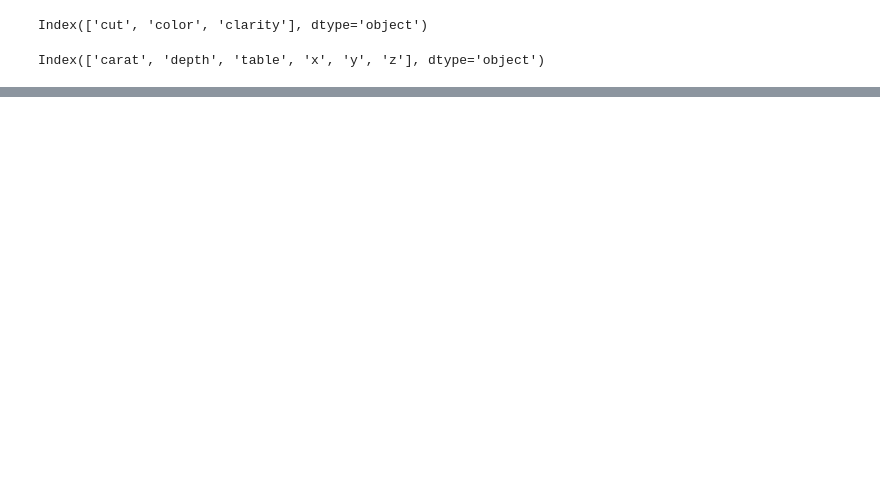
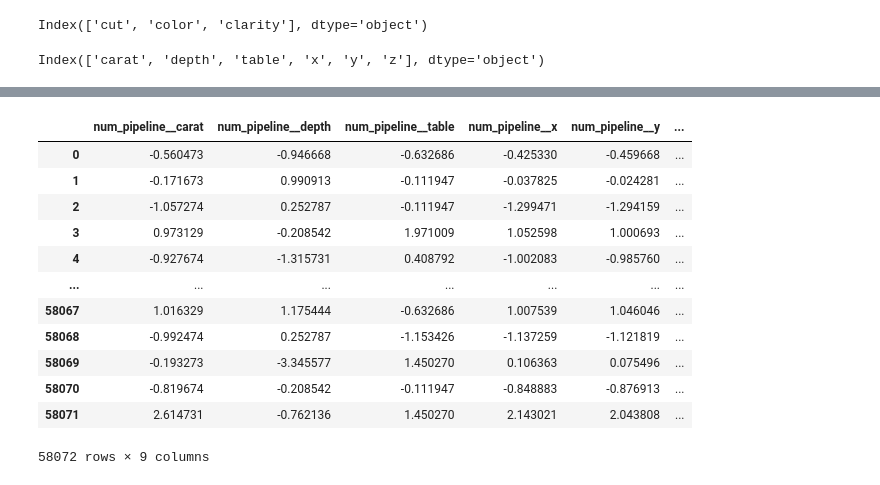
Before and after one commit to Shubhambg611/Diamond-price-prediction, a Jupyter notebook: notebooks/model_training.ipynb, the cells around one changed output, grey strips where cells are left out. Saved outputs shown, nothing was run; the diff lists cells and outputs as text; code cells hidden in the pictures; blank space fills up the shorter version.

```diff
--- a/notebooks/model_training.ipynb
+++ b/notebooks/model_training.ipynb
@@ -130,0 +209,16 @@ from sklearn.compose import ColumnTransformer
+# %%
+x_test
+# %% [output]
+|  | num_pipeline__carat | num_pipeline__depth | num_pipeline__table | num_pipeline__x | num_pipeline__y | ... |
+| 0 | -0.560473 | -0.946668 | -0.632686 | -0.425330 | -0.459668 | ... |
+| 1 | -0.171673 | 0.990913 | -0.111947 | -0.037825 | -0.024281 | ... |
+| 2 | -1.057274 | 0.252787 | -0.111947 | -1.299471 | -1.294159 | ... |
+| 3 | 0.973129 | -0.208542 | 1.971009 | 1.052598 | 1.000693 | ... |
+| 4 | -0.927674 | -1.315731 | 0.408792 | -1.002083 | -0.985760 | ... |
+| ... | ... | ... | ... | ... | ... | ... |
+| 58067 | 1.016329 | 1.175444 | -0.632686 | 1.007539 | 1.046046 | ... |
+| 58068 | -0.992474 | 0.252787 | -1.153426 | -1.137259 | -1.121819 | ... |
+| 58069 | -0.193273 | -3.345577 | 1.450270 | 0.106363 | 0.075496 | ... |
+| 58070 | -0.819674 | -0.208542 | -0.111947 | -0.848883 | -0.876913 | ... |
+| 58071 | 2.614731 | -0.762136 | 1.450270 | 2.143021 | 2.043808 | ... |
+58072 rows × 9 columns
```
Also changed, not shown: parts of 22 cells of this notebook.
